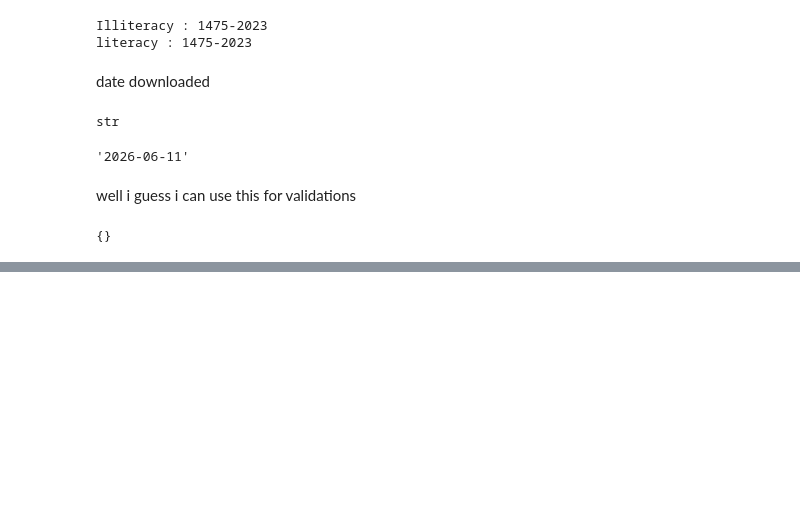
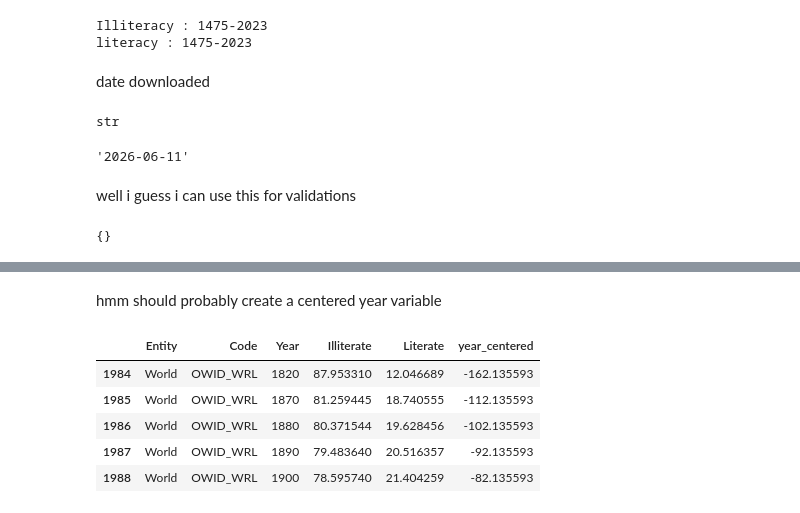
Before and after one commit to Rendell032/Portfolio, a Jupyter notebook: literate-and-illiterate-world-population/literate-and-illiterate-EDA.ipynb, the cells around one changed output, grey strips where cells are left out. Drawn from its saved outputs; the diff is of its cells as text; code cells hidden in the pictures; blank space fills up the shorter version.

```diff
--- a/literate-and-illiterate-world-population/literate-and-illiterate-EDA.ipynb
+++ b/literate-and-illiterate-world-population/literate-and-illiterate-EDA.ipynb
@@ -708,0 +853,12 @@ metadata["activeFilters"]
+# %% [markdown]
+hmm should probably create a centered year variable
+# %%
+world['year_centered'] = world['Year'] - world['Year'].mean()
+world.head()
+# %% [output]
+|  | Entity | Code | Year | Illiterate | Literate | year_centered |
+| 1984 | World | OWID_WRL | 1820 | 87.953310 | 12.046689 | -162.135593 |
+| 1985 | World | OWID_WRL | 1870 | 81.259445 | 18.740555 | -112.135593 |
+| 1986 | World | OWID_WRL | 1880 | 80.371544 | 19.628456 | -102.135593 |
+| 1987 | World | OWID_WRL | 1890 | 79.483640 | 20.516357 | -92.135593 |
+| 1988 | World | OWID_WRL | 1900 | 78.595740 | 21.404259 | -82.135593 |
```
Also changed, not shown: parts of 28 cells of this notebook, 1 other file.
